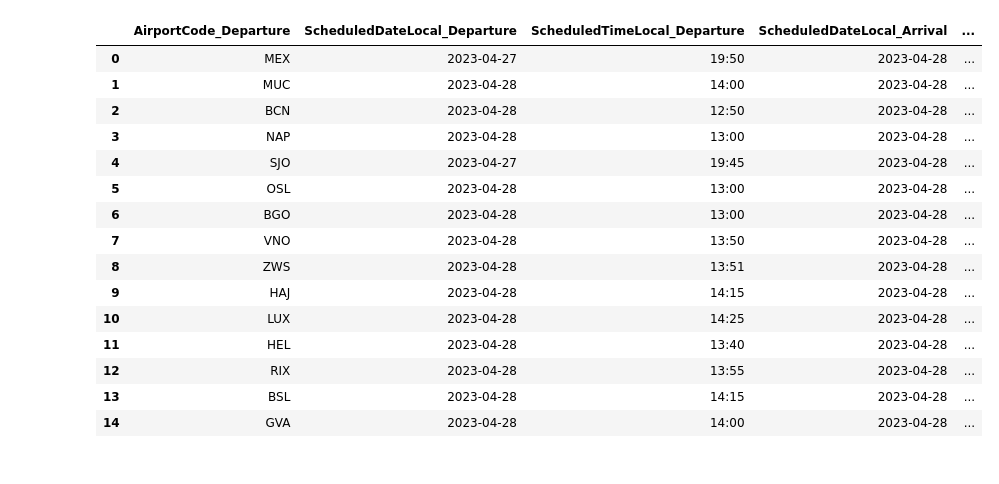
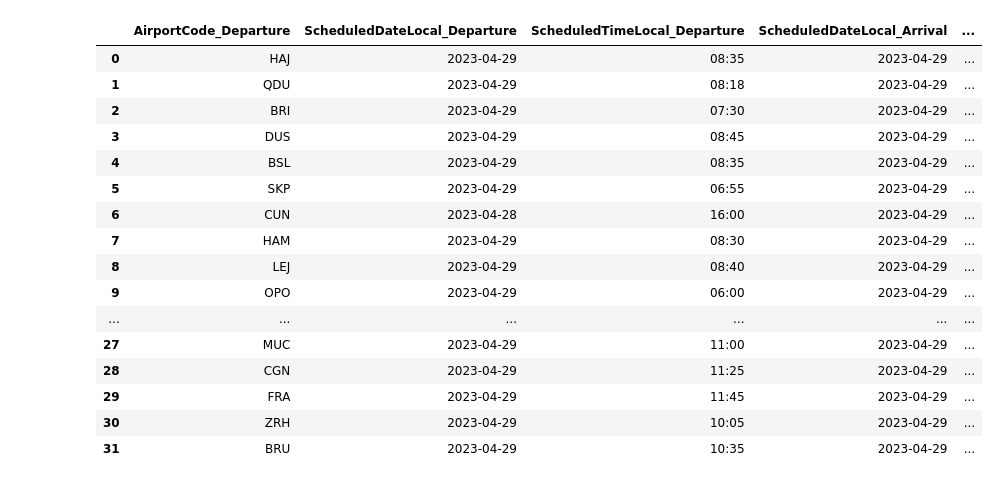
Before and after one commit to xzo75017/DST-airlines, a Jupyter notebook: arrival-test-project.ipynb, the cells around one changed output. Saved outputs shown, nothing was run; the diff lists cells and outputs as text; code cells hidden in the pictures.

```diff
--- a/arrival-test-project.ipynb
+++ b/arrival-test-project.ipynb
@@ -1,20 +1,32 @@
 # %%
 import pandas as pd
 import requests
+from datetime import datetime, timedelta
+def arrival():
+    airports_codes= ["FRA","BER","JFK"]
+    d = '2023-04-28T12:30'
 
-def arrival():
-    list_arrival = []
-    data_arrival_flight = requests.get('https://api.lufthansa.com/v1/operations/customerflightinformation/arrivals/FRA/2023-04-28T15:00' , headers={'Authorization': 'Bearer czdgawxxync46475qcdsg7qr'}).json()
+    dt = datetime.strptime(d, '%Y-%m-%dT%H:%M')
+
+    while dt< datetime.now() :
+        g = dt+timedelta(days = 1)
+        dt = g
+        g = g.strftime("%Y-%m-%dT%H:%M")
+
+        print(g)
+        list_arrival = []
+        for airport_code in airports_codes:
+            data_arrival_flight = requests.get(f'https://api.lufthansa.com/v1/operations/customerflightinformation/arrivals/{airport_code}/{g}' , headers={'Authorization': 'Bearer czdgawxxync46475qcdsg7qr'}).json()
     #Visualisation du fichier json on remarque que la liste est à data_arrival_flight['FlightInformation']['Flights']['Flight'] + visualisation des clés des dictionnaires
         #print(data_arrival_flight['FlightInformation']['Flights']['Flight'][0].keys())
     #Boucle sur chaque élément de la liste
-    for i in range(len(data_arrival_flight['FlightInformation']['Flights']['Flight'])):
+            for i in range(len(data_arrival_flight['FlightInformation']['Flights']['Flight'])):
 #Visualisation des différentes variables contenues dans la liste
-        print(data_arrival_flight['FlightInformation']['Flights']['Flight'][0])
+                print(data_arrival_flight['FlightInformation']['Flights']['Flight'][0])
         #liste_Departure.append(data_arrival_flight['FlightInformation']['Flights']['Flight'][i]['Departure'])
         #liste_departure_schedule.append(data_arrival_flight['FlightInformation']['Flights']['Flight'][i]['Departure']['Scheduled'])
         #liste_departure_actual.append(data_arrival_flight['FlightInformation']['Flights']['Flight'][i]['Arrival']['Actual'])
-        list_arrival.append(data_arrival_flight['FlightInformation']['Flights']['Flight'][i])
+                list_arrival.append(data_arrival_flight['FlightInformation']['Flights']['Flight'][i])
         #liste_terminal.append(data_arrival_flight['FlightInformation']['Flights']['Flight'][i]['Departure']['Terminal'])
         #liste_arrival_status.append(data_arrival_flight['FlightInformation']['Flights']['Flight'][i]['Departure']['Status'])
     #Departure = pd.DataFrame(liste_Departure)
@@ -155,19 +164,20 @@ Arrival = arrival()
 # %%
-Arrival.head(15)
+Arrival.head(100)
 # %% [output]
 |  | AirportCode_Departure | ScheduledDateLocal_Departure | ScheduledTimeLocal_Departure | ScheduledDateLocal_Arrival | ... |
-| 0 | MEX | 2023-04-27 | 19:50 | 2023-04-28 | ... |
-| 1 | MUC | 2023-04-28 | 14:00 | 2023-04-28 | ... |
-| 2 | BCN | 2023-04-28 | 12:50 | 2023-04-28 | ... |
-| 3 | NAP | 2023-04-28 | 13:00 | 2023-04-28 | ... |
-| 4 | SJO | 2023-04-27 | 19:45 | 2023-04-28 | ... |
-| 5 | OSL | 2023-04-28 | 13:00 | 2023-04-28 | ... |
-| 6 | BGO | 2023-04-28 | 13:00 | 2023-04-28 | ... |
-| 7 | VNO | 2023-04-28 | 13:50 | 2023-04-28 | ... |
-| 8 | ZWS | 2023-04-28 | 13:51 | 2023-04-28 | ... |
-| 9 | HAJ | 2023-04-28 | 14:15 | 2023-04-28 | ... |
-| 10 | LUX | 2023-04-28 | 14:25 | 2023-04-28 | ... |
-| 11 | HEL | 2023-04-28 | 13:40 | 2023-04-28 | ... |
-| 12 | RIX | 2023-04-28 | 13:55 | 2023-04-28 | ... |
-| 13 | BSL | 2023-04-28 | 14:15 | 2023-04-28 | ... |
-| 14 | GVA | 2023-04-28 | 14:00 | 2023-04-28 | ... |
+| 0 | HAJ | 2023-04-29 | 08:35 | 2023-04-29 | ... |
+| 1 | QDU | 2023-04-29 | 08:18 | 2023-04-29 | ... |
+| 2 | BRI | 2023-04-29 | 07:30 | 2023-04-29 | ... |
+| 3 | DUS | 2023-04-29 | 08:45 | 2023-04-29 | ... |
+| 4 | BSL | 2023-04-29 | 08:35 | 2023-04-29 | ... |
+| 5 | SKP | 2023-04-29 | 06:55 | 2023-04-29 | ... |
+| 6 | CUN | 2023-04-28 | 16:00 | 2023-04-29 | ... |
+| 7 | HAM | 2023-04-29 | 08:30 | 2023-04-29 | ... |
+| 8 | LEJ | 2023-04-29 | 08:40 | 2023-04-29 | ... |
+| 9 | OPO | 2023-04-29 | 06:00 | 2023-04-29 | ... |
+| ... | ... | ... | ... | ... | ... |
+| 27 | MUC | 2023-04-29 | 11:00 | 2023-04-29 | ... |
+| 28 | CGN | 2023-04-29 | 11:25 | 2023-04-29 | ... |
+| 29 | FRA | 2023-04-29 | 11:45 | 2023-04-29 | ... |
+| 30 | ZRH | 2023-04-29 | 10:05 | 2023-04-29 | ... |
+| 31 | BRU | 2023-04-29 | 10:35 | 2023-04-29 | ... |
```
Also changed, not shown: parts of 1 cell of this notebook.
